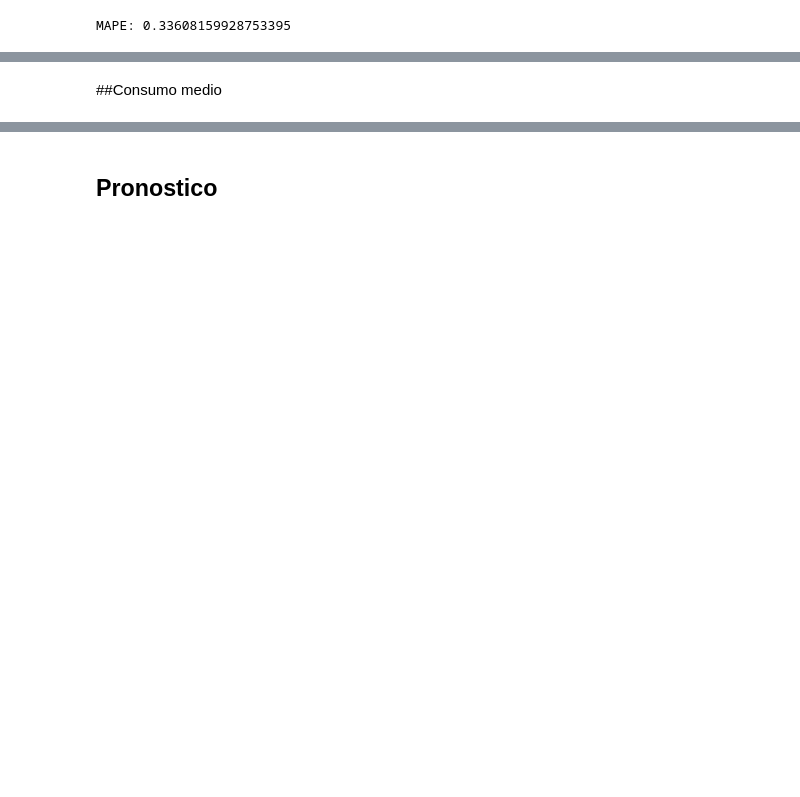
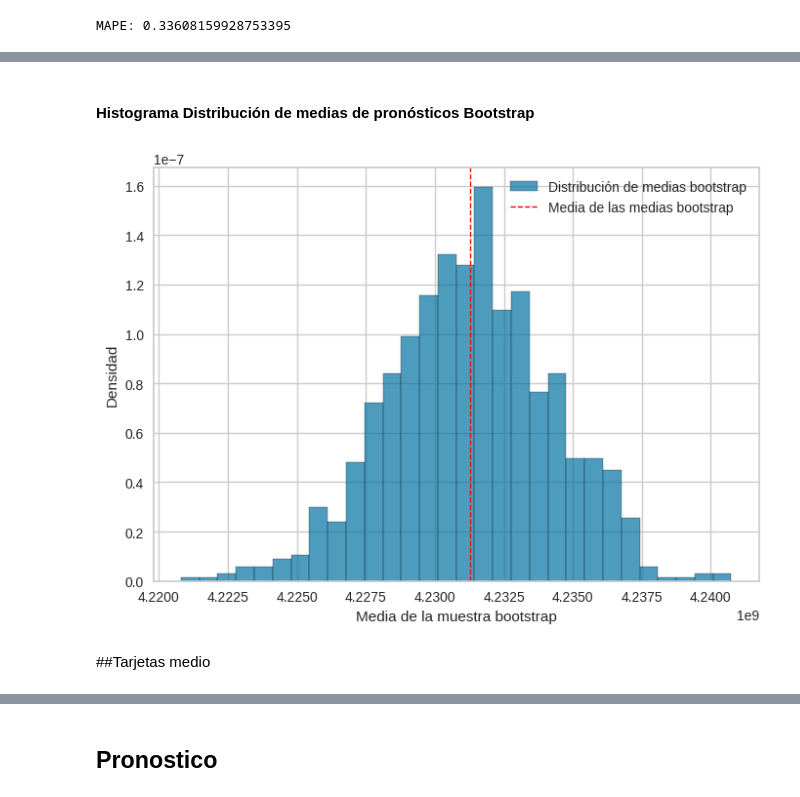
Before and after one commit to Michaelcortes28/Codigo-de-modelo-Double-Exponential-Smoothing-con-Pycaret., a Jupyter notebook: TARJETAS.ipynb, the cells around one changed output, grey strips where cells are left out. Saved outputs shown, nothing was run; the diff lists cells and outputs as text; code cells hidden in the pictures; blank space fills up the shorter version.

```diff
--- a/TARJETAS.ipynb
+++ b/TARJETAS.ipynb
@@ -287,5 +306,29 @@ MAPE: 0.33608159928753395
+# %% [markdown]
+#### Histograma Distribución de medias de pronósticos Bootstrap
+# %%
+import matplotlib.pyplot as plt
+
+# ... (tu código existente)
+
+# Crear el histograma
+plt.hist(bootstrap_means, bins=30,edgecolor='k', density=True, alpha=0.7, label='Distribución de medias bootstrap')
+
+# Agregar una línea vertical para la media de las medias bootstrap
+plt.axvline(mean_bootstrap, color='red', linestyle='dashed', linewidth=1, label='Media de las medias bootstrap')
+
+# Personalizar el gráfico
+plt.xlabel('Media de la muestra bootstrap')
+plt.ylabel('Densidad')
+#plt.title('Distribución de las Medias de las Muestras Bootstrap')
+plt.legend()
+#plt.savefig('/content/drive/My Drive/BBVA/consumo_histogram_residuos_boots.pdf')
+
+# Mostrar el gráfico
+plt.show()
+# %% [output]
+[figure, added]
 # %% [markdown]
 
 
-##Consumo medio
+##Tarjetas medio
 # %%
```
Also changed, not shown: parts of 22 cells of this notebook.
